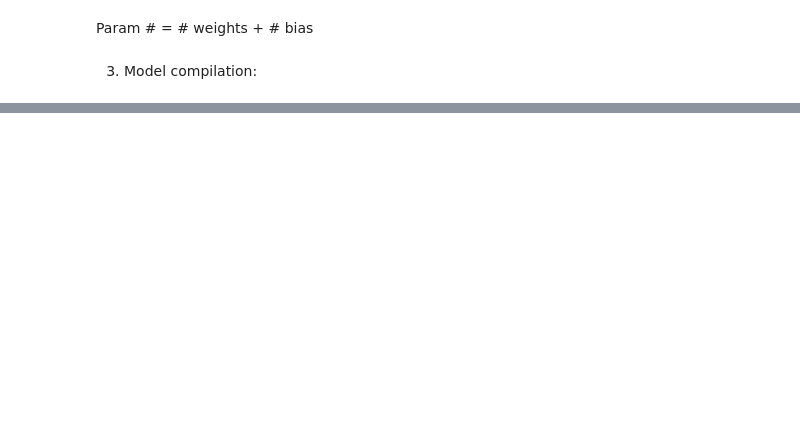
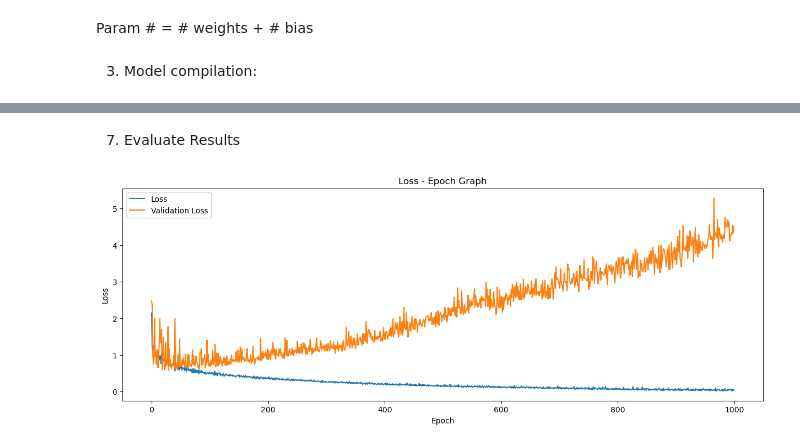
Before and after one commit to bc913/ai_ml_notes, a Jupyter notebook: jupyter/neural_nets.ipynb, the cells around one changed output, grey strips where cells are left out. Saved outputs shown, nothing was run; the diff lists cells and outputs as text; code cells hidden in the pictures; blank space fills up the shorter version.

```diff
--- a/jupyter/neural_nets.ipynb
+++ b/jupyter/neural_nets.ipynb
@@ -112,7 +116,7 @@ To enable them in other operations, rebuild TensorFlow with the appropriate comp
 # %%
 from tensorflow.keras.layers import Dense
 # %%
-model.add(Dense(100, input_dim=8, activation='relu', name='Hidden_1'))
+model.add(Dense(64, input_dim=x_data.shape[1], activation='relu', name='Hidden_1'))
 # First layer in the hidden layer with 16 neurons. This also defines the input layer with 8 neurons
 # relu activation is selected. Most of the time it is sufficient
 # %% [markdown]
@@ -121,7 +125,7 @@ Activation functions can be passed using `tensorflow.keras.activations` module.
 # %%
 from tensorflow.keras.activations import relu
 # %%
-model.add(Dense(100, activation=relu, name='Hidden_2'))
+model.add(Dense(64, activation=relu, name='Hidden_2'))
 # %%
 model.add(Dense(1, activation='sigmoid', name='Output'))
 # %%
@@ -148,0 +157,2 @@ Param # = # weights + # bias
+# %%
+model.compile(optimizer=RMSprop(), loss=binary_crossentropy, metrics=[binary_accuracy])
@@ -148,0 +161,5 @@ Param # = # weights + # bias
+# %%
+model_hist = model.fit(x_train, y_train, epochs=1000, batch_size=32, validation_split=0.2, verbose=0)
+from tensorflow.keras.callbacks import CSVLogger
+csv_callback = CSVLogger('files/diabetes_logger.csv')
+model_hist2 = model.fit(x_train, y_train, epochs=500, batch_size=30, verbose=0, callbacks=[csv_callback])
@@ -148,0 +204,13 @@ Param # = # weights + # bias
+# %% [markdown]
+7. Evaluate Results
+# %%
+plt.figure(figsize=(15,5))
+plt.title('Loss - Epoch Graph')
+plt.xlabel('Epoch')
+plt.ylabel('Loss')
+plt.plot(model_hist.epoch, model_hist.history['loss'])
+plt.plot(model_hist.epoch, model_hist.history['val_loss'])
+plt.legend(['Loss', 'Validation Loss'])
+plt.show()
+# %% [output]
+[figure, added]
```
Also changed, not shown: parts of 13 cells of this notebook, 1 other file.
